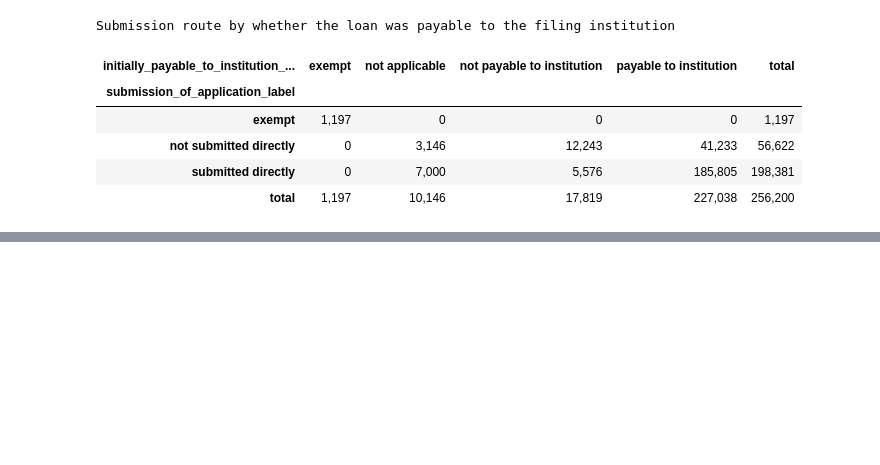
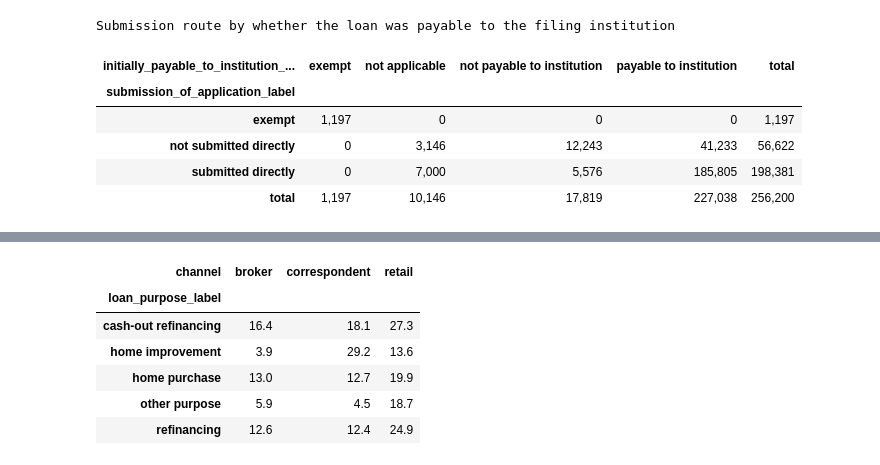
Before and after one commit to aidaubinazhit/hmda-abandonment, a Jupyter notebook: notebooks/01-explore.ipynb, the cells around one changed output, grey strips where cells are left out. Cells and saved outputs as stored; diff of their text form; code cells hidden in the pictures; blank space fills up the shorter version.

```diff
--- a/notebooks/01-explore.ipynb
+++ b/notebooks/01-explore.ipynb
@@ -381,3 +383,22 @@ df["channel"].value_counts(dropna=False).to_frame("n").assign(
 | home purchase | 19.4 | 114308 |
 | other purpose | 19.3 | 31296 |
 | home improvement | 14.2 | 22512 |
+# %%
+(
+    pd.crosstab(
+        df["loan_purpose_label"],
+        df["channel"],
+        values=df["abandoned"],
+        aggfunc="mean",
+    )
+    .mul(100)
+    .round(1)
+)
+# %% [output]
+| channel | broker | correspondent | retail |
+| loan_purpose_label |  |  |  |
+| cash-out refinancing | 16.4 | 18.1 | 27.3 |
+| home improvement | 3.9 | 29.2 | 13.6 |
+| home purchase | 13.0 | 12.7 | 19.9 |
+| other purpose | 5.9 | 4.5 | 18.7 |
+| refinancing | 12.6 | 12.4 | 24.9 |
```
Also changed, not shown: parts of 12 cells of this notebook.
